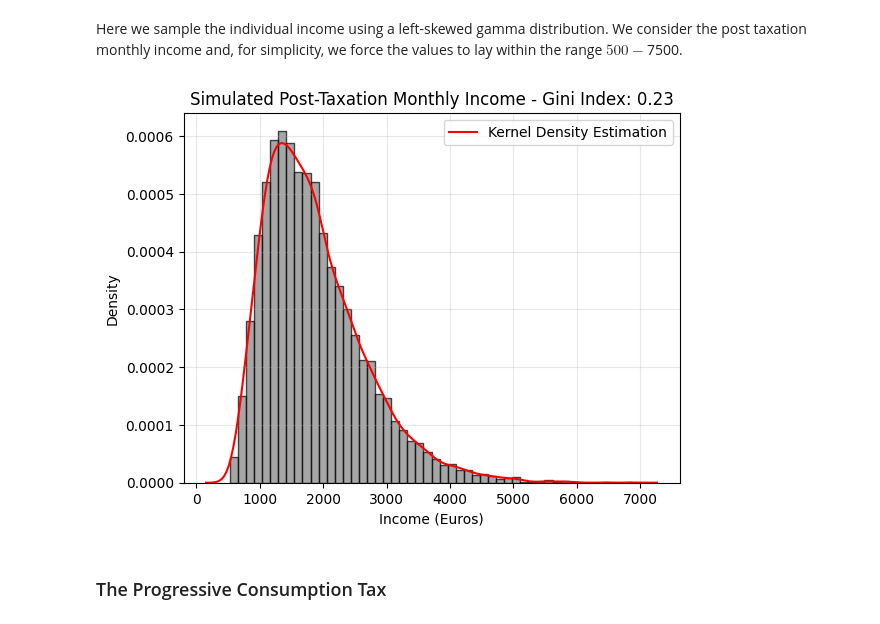
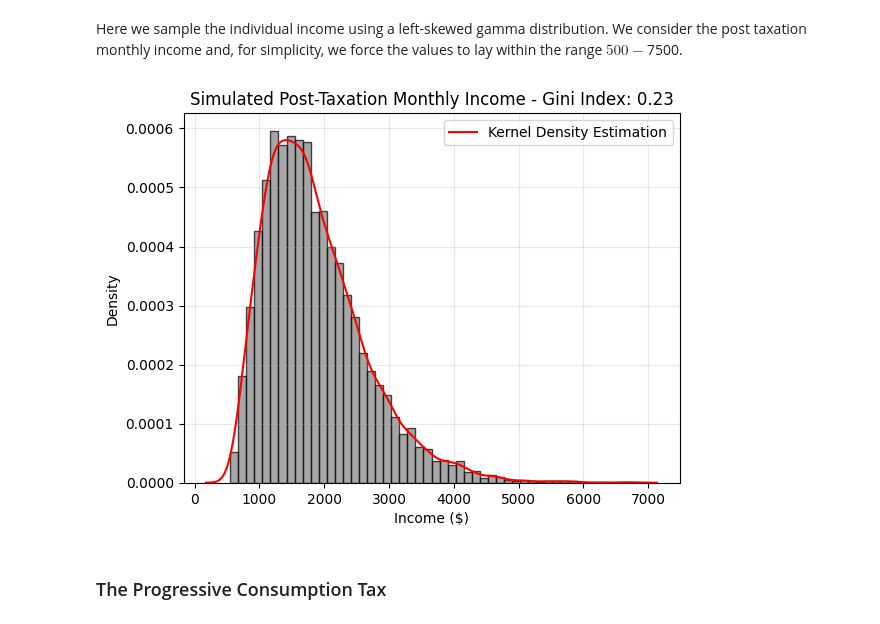
Before and after one commit to Tobia905/cptsim, a Jupyter notebook: notebooks/experiments.ipynb, the cells around one changed output. Cells and saved outputs as stored; diff of their text form; code cells hidden in the pictures.

```diff
--- a/notebooks/experiments.ipynb
+++ b/notebooks/experiments.ipynb
@@ -91,16 +25,18 @@ def gini_index(income: ArrayLike):
+# %%
+income_samples = simulate_income(n=10000)
 # %%
 sns.kdeplot(income_samples, c="r", label="Kernel Density Estimation")
 plt.grid(alpha=.3)
 plt.hist(income_samples, bins=50, density=True, color='gray', alpha=0.7, edgecolor='black')
 plt.title(
     f'Simulated Post-Taxation Monthly Income - Gini Index: {gini_index(income_samples):.2f}'
 )
-plt.xlabel('Income (Euros)')
+plt.xlabel('Income ($)')
 plt.ylabel('Density')
 plt.legend()
 plt.show()
 # %% [output]
-[figure, old version]
+[figure, new version]
 # %% [markdown]
 ### The Progressive Consumption Tax ###
 # %% [markdown]
```
Also changed, not shown: parts of 18 cells of this notebook, 9 other files.
